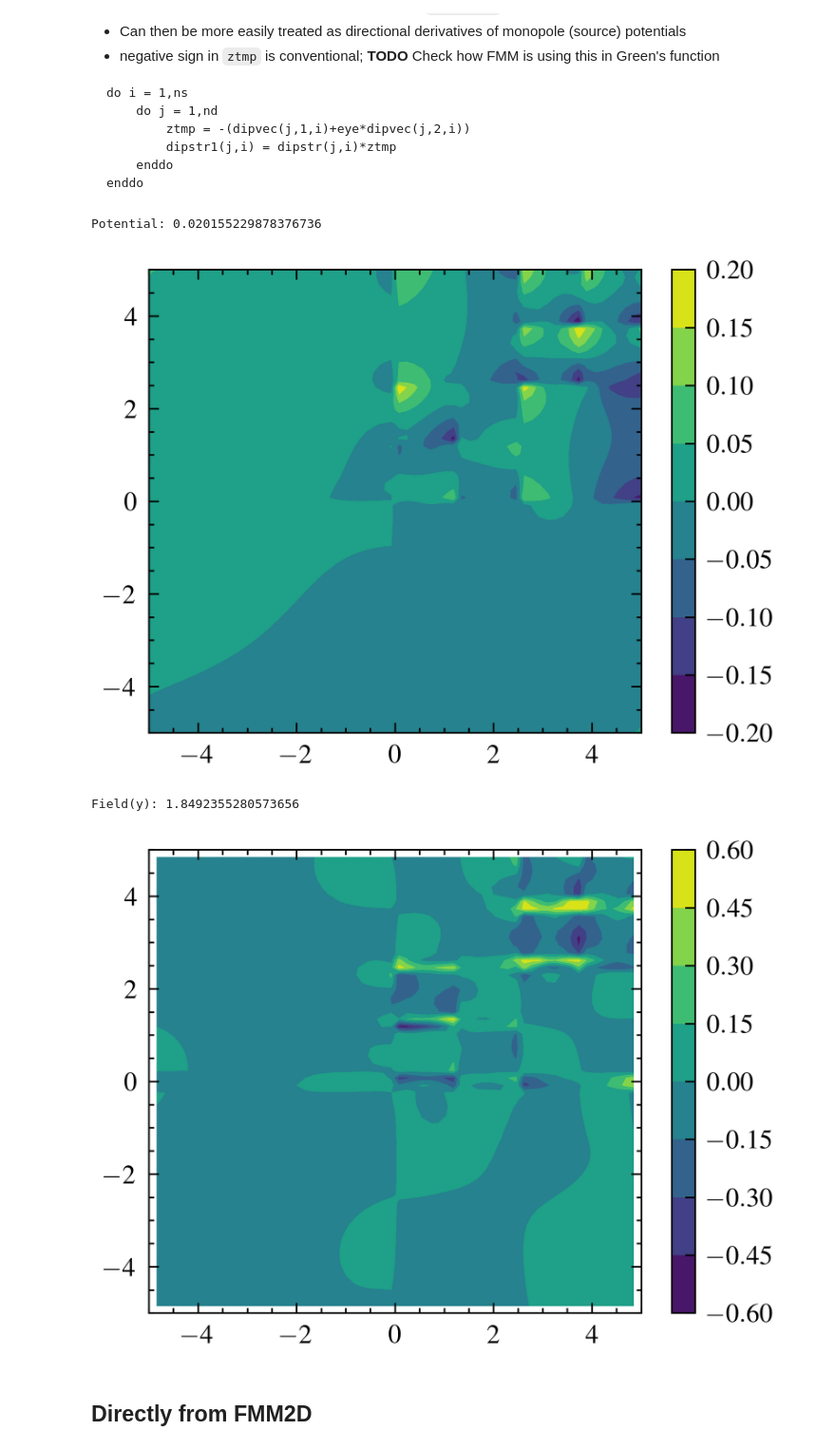
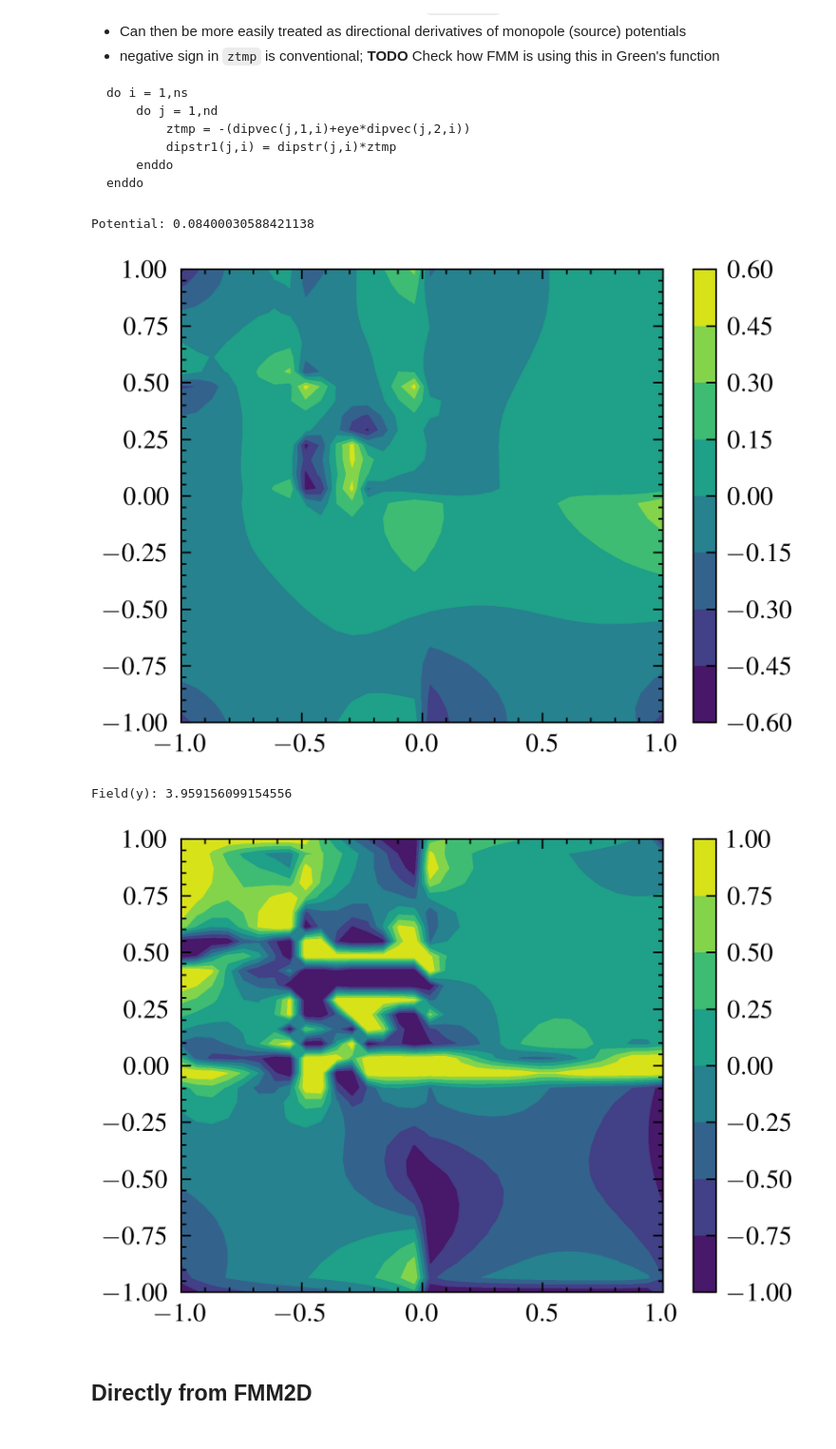
Before and after one commit to cmt-dtu-energy/hypermagnetics, a Jupyter notebook: nbs/check_fmm_prism.ipynb, the cells around one changed output. Shown at 95% size. Drawn from its saved outputs; the diff is of its cells as text; code cells hidden in the pictures.

```diff
--- a/nbs/check_fmm_prism.ipynb
+++ b/nbs/check_fmm_prism.ipynb
@@ -23,8 +23,8 @@ source_cfg = {
     "shape": "prism",
     "n_samples": 1,
     "n_sources": 12,
-    "lim": 5,
-    "res": 64,
+    "lim": 1,
+    "res": 32,
     "dim": 2,
     "min_size": 0.5,
     "max_size": 1,
@@ -34,6 +34,8 @@ source_cfg = {
     "eps": 0,
     "seed": 0,
 }
-train = configure(**source_cfg)
+# train = configure(**source_cfg)
+db_name = "eval_qt_exact_42"
+train = read_db(f"{db_name}_{5}_{10}.h5", read_grid=True)
 plots(train, loc=True, edge=True)
 # %% [output]
@@ -75,33 +77,34 @@ else:
 
 print("Potential:", np.nanmean(np.abs(sim_msp - t_msp)))
 # %% [output]
-Potential: 0.020155229878376736
+Potential: 0.08400030588421138
-[figure, old version]
+[figure, new version]
 # %%
 sim["field_grid"] = field2d_grid(source_cfg, sim["msp_grid"])
+mt_sim, _ = field_mt(train['sources'], train['grid'], "prism")
 
 ### Field in x-direction
 if source_cfg["line"]:
     plt.plot(sim['grid'][:, 0], np.abs(sim["field_grid"][0, ..., 0]))
     plt.plot(sim['grid'][:, 0], np.abs(train["field_grid"][0, ..., 0]), color='red', linestyle='--')
     plt.plot(sim['grid'][:, 0], np.abs(train["field_grid"][0] - sim["field_grid"][0]), color='green', linestyle=':')
     plt.yscale("log")
     plt.legend(["Prism3D", "Dipole", "Error"])
 else:
     x_grid = np.array(train['grid'][:, 0].reshape((source_cfg["res"], source_cfg["res"])))
     y_grid = np.array(train['grid'][:, 1].reshape((source_cfg["res"], source_cfg["res"])))
     sim_f = sim["field_grid"][0, ..., 1].reshape((source_cfg["res"], source_cfg["res"]))
-    t_f = train["field_grid"][0, ..., 1].reshape((source_cfg["res"], source_cfg["res"]))
+    t_f = mt_sim[0, ..., 1].reshape((source_cfg["res"], source_cfg["res"]))
     # plt.contourf(x_grid, y_grid, np.clip(sim_f, -5, 5))
     # plt.contourf(x_grid, y_grid, np.clip(t_f, -1, 1))
-    plt.contourf(x_grid, y_grid, np.clip(sim_f - t_f, -0.5, 0.5))
+    plt.contourf(x_grid, y_grid, np.clip(sim_f - t_f, -1, 1))
     # plt.contourf(x_grid, y_grid, np.clip(sim_f / t_f, 0, 3))
     plt.colorbar()
 
     print("Field(y):", np.nanmean(np.abs(sim_f / t_f)))
 # %% [output]
-Field(y): 1.8492355280573656
+Field(y): 3.959156099154556
-[figure, old version]
+[figure, new version]
 # %% [markdown]
 ## Directly from FMM2D
 # %%
```
Also changed, not shown: parts of 5 cells of this notebook, 5 other files.
